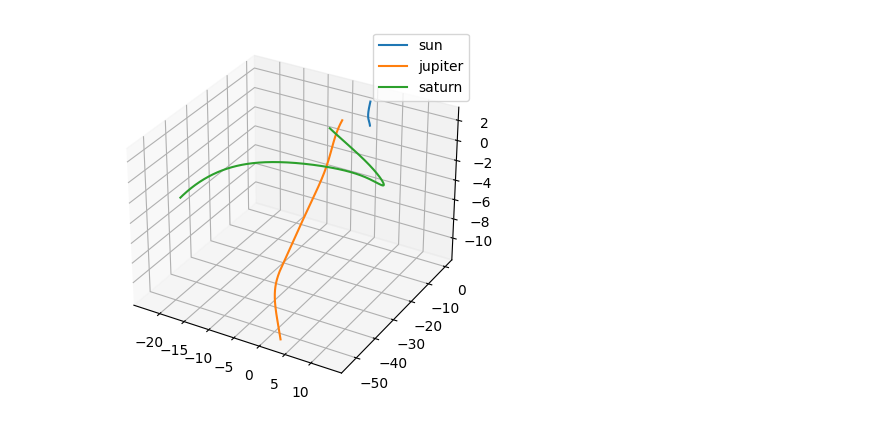
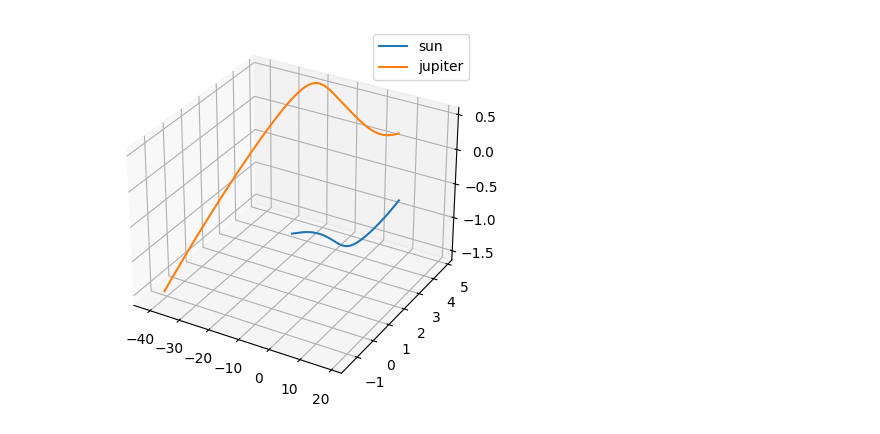
Before and after one commit to KevinYang2021/hnn-project, a Jupyter notebook: planetary/planetary.ipynb, the cells around one changed output. Drawn from its saved outputs; the diff is of its cells as text; code cells hidden in the pictures.

Commit message:
properly do the interactive and keplarian parts in final folder

```diff
--- a/planetary/planetary.ipynb
+++ b/planetary/planetary.ipynb
@@ -13,8 +13,8 @@ from data import get_dataset, get_orbit, sjs, potential_energy, kinetic_energy,
 
 def get_args():
     return {
-        'nonlinearity': 'tanh', 'hidden_dim': 200, 'input_dim': 18, 'learning_rate': 0.01, 'batch_size': 120000,
-        'total_steps': 200000, 'print_every': 1000, 'name': 'sjs', 'verbose': True, 'field_type': 'solenoidal',
+        'nonlinearity': 'tanh', 'hidden_dim': 300, 'input_dim': 12, 'learning_rate': 0.001, 'batch_size': 5000,
+        'total_steps': 8000, 'print_every': 1000, 'name': 'sjs', 'verbose': True, 'field_type': 'solenoidal',
         'seed': 0, 'save_dir': '/home/kevin/code/project/planetary'}
 
 
@@ -125,76 +86,83 @@ def model_update(t, state, model):
     np_x = np_x.T.flatten()[None, :]
     x = torch.tensor(np_x, requires_grad=True, dtype=torch.float32)
     dx_hat = model.time_deriv(x)
-    deriv[:, 1:] = dx_hat.detach().data.numpy().reshape(6, 3).T
+    deriv[:, 1:] = dx_hat.detach().data.numpy().reshape(6, 2).T
     return deriv.reshape(-1)
 
 
-np.random.seed(40)
-t_points = 2000
+np.random.seed(0)
+t_points = 1000
 t_span = [0, 50]
 state = sjs()
 
 orbit, settings = get_orbit(state, t_points=t_points, t_span=t_span)
 
 update_fn = lambda t, y0: model_update(t, y0, hnn_model)
 
 hnn_orbit, settings = get_nn_orbit(state, t_points=t_points, t_span=t_span, update_fn=update_fn)
 
 # plot 3d hnn_orbit
 fig = plt.figure()
 ax = fig.add_subplot(111, projection='3d')
 for i, planet in enumerate(hnn_orbit):
     ax.plot(planet[1], planet[2], planet[3], label={'0': 'sun', '1': 'jupiter', '2': 'saturn'}[str(i)])
 ax.legend()
 plt.show()
 
 # plot 3d orbit
 fig = plt.figure()
 ax = fig.add_subplot(111, projection='3d')
 for i, planet in enumerate(orbit):
     ax.plot(planet[1], planet[2], planet[3], label={'0': 'sun', '1': 'jupiter', '2': 'saturn'}[str(i)])
 ax.legend()
 plt.show()
 
-"""
-plt.subplot(1, 3, 2)
-real_pe, real_ke, real_etot = potential_energy(orbit), kinetic_energy(orbit), total_energy(orbit)
-plt.title('Ground truth energy', fontsize=ts, pad=tpad)
-plt.xlabel('Time')
-plt.plot(settings['t_eval'], real_pe, 'g:', label='Potential', linewidth=lw)
-plt.plot(settings['t_eval'], real_ke, 'c-.', label='Kinetic', linewidth=lw)
-plt.plot(settings['t_eval'], real_etot, 'k-', label='Total', linewidth=lw)
-plt.legend(fontsize=fs)
-plt.xlim(*settings['t_span'])
-ymin = np.min([real_pe.min(), real_ke.min(), real_etot.min()])
-ymax = np.max([real_pe.max(), real_ke.max(), real_etot.max()])
-plt.ylim(ymin, ymax)
+#manually do the orbit integration with model_update
+oorbit = np.zeros((len(t), 2, 7))
+oorbit[0] = state
+for i in range(1, len(t)):
+    d = model_update(t[i - 1], oorbit[i - 1], hnn_model)
+    d.resize((2, 7))
 
-plt.subplot(1, 3, 3)
-plt.title('Baseline NN energy', fontsize=ts, pad=tpad)
-plt.xlabel('Time')
-plt.plot(settings['t_eval'], potential_energy(hnn_orbit), 'g:', label='Potential', linewidth=lw)
-plt.plot(settings['t_eval'], kinetic_energy(hnn_orbit), 'c-.', label='Kinetic', linewidth=lw)
-plt.plot(settings['t_eval'], total_energy(hnn_orbit), 'k-', label='Total', linewidth=lw)
-plt.legend(fontsize=fs)
-plt.xlim(*settings['t_span'])
-plt.ylim(ymin, ymax)
-"""
+    #add on the keplarian orbit from a sun in the middle
+    dd = np.zeros_like(d)
+    m = 1
+    x, y, z = 0, 0, 0
+    for j in range(2):
+        r = np.sqrt((oorbit[i - 1][j][0] - x) ** 2 + (oorbit[i - 1][j][1] - y) ** 2 + (oorbit[i - 1][j][2] - z) ** 2)
+        dd[j][4] = -m * (oorbit[i - 1][j][0] - x) / r ** 3
+        dd[j][5] = -m * (oorbit[i - 1][j][1] - y) / r ** 3
+        dd[j][6] = -m * (oorbit[i - 1][j][2] - z) / r ** 3
 
-plt.tight_layout();
+    d += dd
+
+    oorbit[i] = oorbit[i - 1] + d * (t_span[1] - t_span[0]) / t_points
+
+#graph the orbit
+fig = plt.figure()
+ax = fig.add_subplot(111, projection='3d')
+# reshape it from time, planet, xyz to planet, xyz, time
+oorbit = np.swapaxes(oorbit, 0, 1)
+oorbit = np.swapaxes(oorbit, 1, 2)
+for i, planet in enumerate(oorbit):
+    ax.plot(planet[1], planet[2], planet[3], label={'0': 'sun', '1': 'jupiter', '2': 'saturn'}[str(i)])
+ax.legend()
 plt.show()
 
-sstate = state.reshape(-1, 7)
-print(sstate)
-deriv = np.zeros_like(sstate)
-np_x = sstate[:, 1:]  # drop mass
-np_x = np_x.T.flatten()[None, :]
-x = torch.tensor(np_x, requires_grad=True, dtype=torch.float32)
-dx_hat = hnn_model.time_deriv(x)
-deriv[:, 1:] = dx_hat.detach().data.numpy().reshape(6, 3).T
-deriv = deriv.reshape(-1)
+#plot it in 2d
+fig = plt.figure()
+ax = fig.add_subplot(111)
+for i, planet in enumerate(oorbit):
+    ax.plot(planet[1], planet[2], label={'0': 'sun', '1': 'jupiter', '2': 'saturn'}[str(i)])
+ax.legend()
+plt.show()
 
-print(x)
-print(hnn_model.time_deriv(x))
+#real one in 2d
+fig = plt.figure()
+ax = fig.add_subplot(111)
+for i, planet in enumerate(orbit):
+    ax.plot(planet[1], planet[2], label={'0': 'sun', '1': 'jupiter', '2': 'saturn'}[str(i)])
+ax.legend()
+plt.show()
 # %% [output]
-[figure, old version]
+[figure, new version]
```
Also changed, not shown: parts of 3 cells of this notebook, 10 other files.
